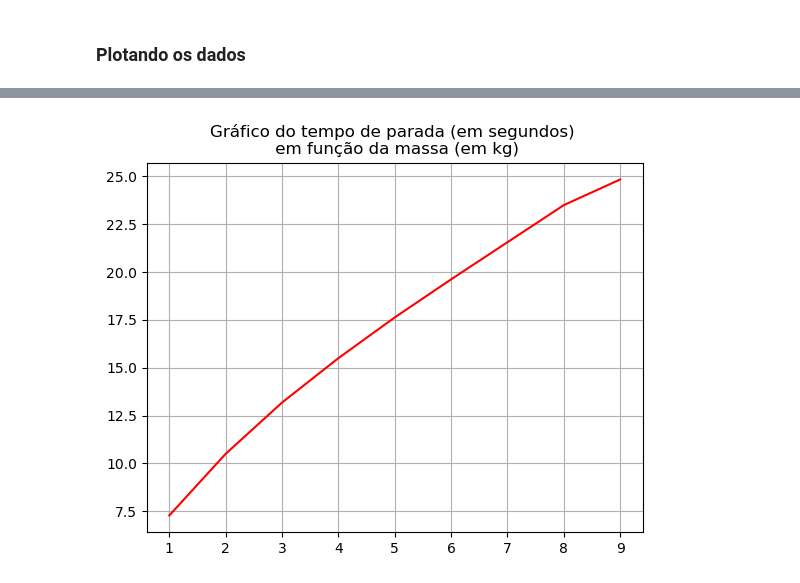
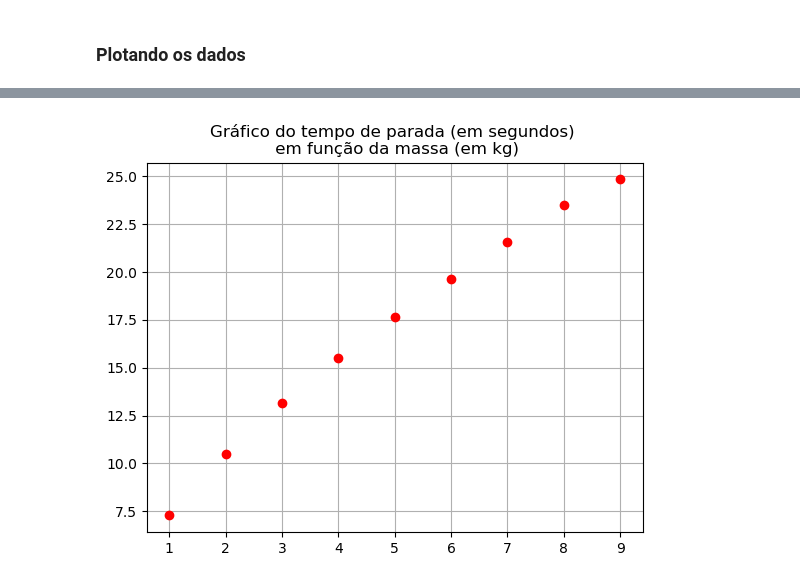
Before and after one commit to enzojunq/Modelagem-Cama-Elastica, a Jupyter notebook: P3.ipynb, the cells around one changed output, grey strips where cells are left out. Drawn from its saved outputs; the diff is of its cells as text; code cells hidden in the pictures.

```diff
--- a/P3.ipynb
+++ b/P3.ipynb
@@ -132,32 +132,32 @@ def modelo2(X,t, massa_bola):
     if y>0:
         Fel=0
         F_amort = 0
 
     elif y<0 and vy>0:
         F_amort = 0
 
 
 
     # Equações diferenciais
     dydt = vy
     dvydt = (-P + Fel - D + F_amort) / massa_bola
 
     return [dydt,dvydt]
 
 tempo_p_massa = []
 
 for massa in lista_massa:
     solucao_odeint2 = odeint(modelo2, condicoes_iniciais, lista_tempo, args=(massa,))
     lista_y2 = solucao_odeint2[:,0]
 
     for i in range(len(lista_y2)):
         if max(lista_y2[i:]) - min(lista_y2[i:]) < 0.02:
             tempo_p_massa.append(lista_tempo[i])
             break
 
-plt.plot(lista_massa,tempo_p_massa, 'r')
+plt.plot(lista_massa,tempo_p_massa, 'ro')
 plt.title('Gráfico do tempo de parada (em segundos) \n em função da massa (em kg)')
 plt.grid()
 plt.show()
 # %% [output]
-[figure, old version]
+[figure, new version]
```
Also changed, not shown: parts of 3 cells of this notebook, 5 other files.
